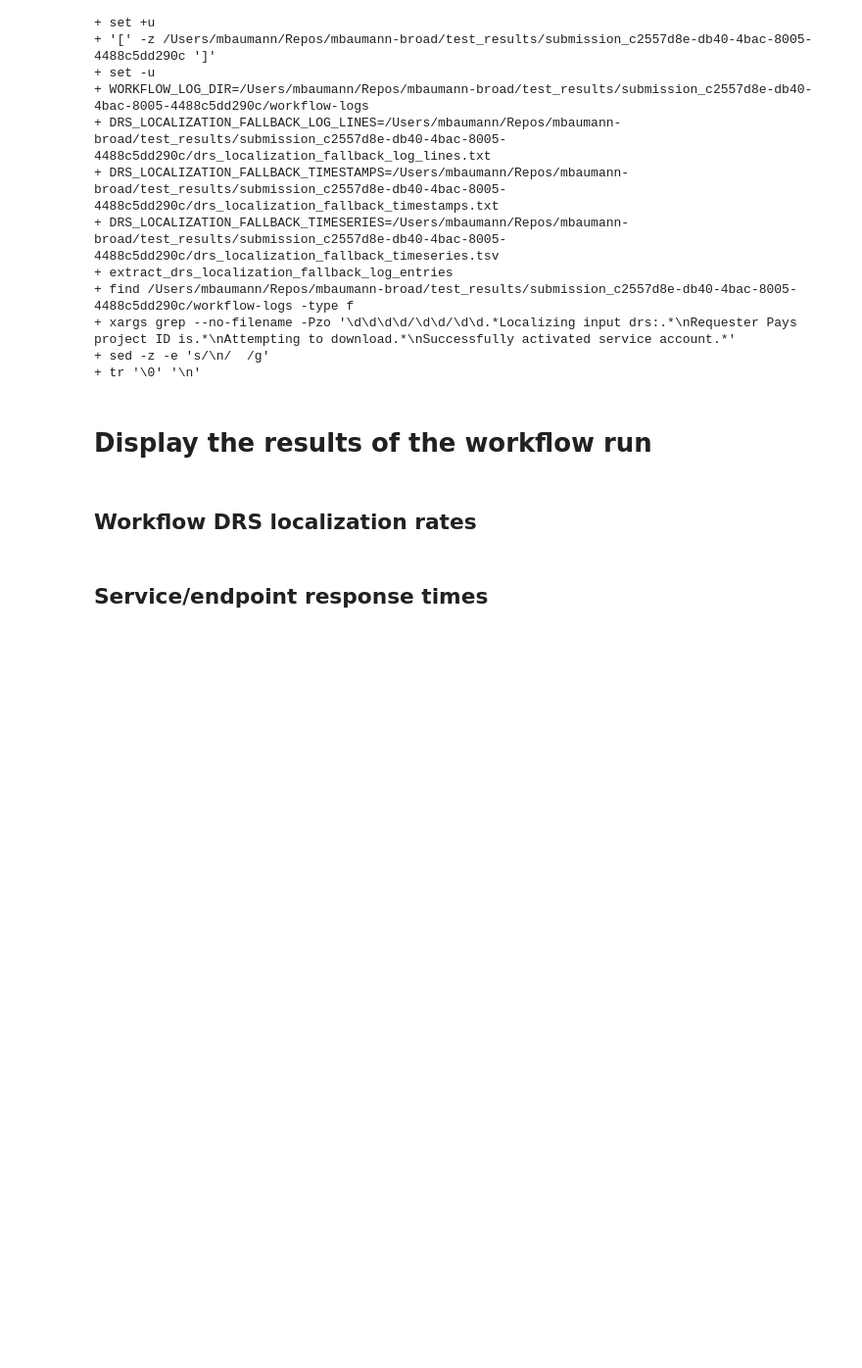
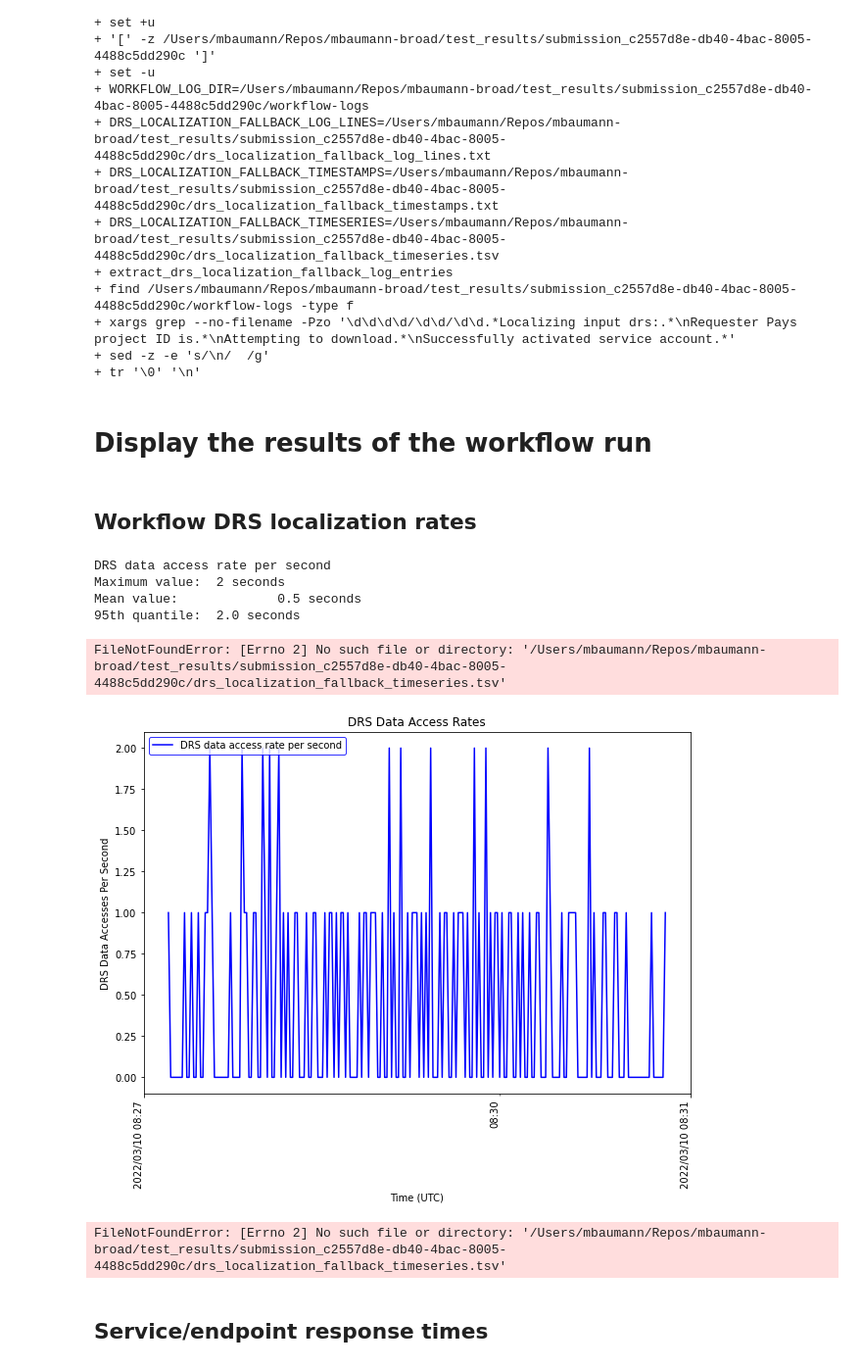
Before and after one commit to mbaumann-broad/terra-worfklow-scale-test-tools, a Jupyter notebook: notebooks/monitor_workflow_and_report_results.ipynb, the cells around one changed output. Shown at 98% size. Cells and saved outputs as stored; diff of their text form; code cells hidden in the pictures; blank space fills up the shorter version.

Commit message:
Initial integration of graphing DRS data access rates

```diff
--- a/notebooks/monitor_workflow_and_report_results.ipynb
+++ b/notebooks/monitor_workflow_and_report_results.ipynb
@@ -93,3 +88,8 @@ display_results=False
+# %%
+monitor_workflow=False
+copy_workflow_logs=False
+extract_timeseries_data=False
+display_results=True
 # %% [markdown]
 # Constants
 # %%
@@ -131,3 +131,6 @@ SCRIPTS=Path("./terra-workflow-scale-test-tools/scripts").resolve().as_posix()
 SCRIPTS
 # %% [output]
 '/Users/mbaumann/Repos/mbaumann-broad/terra-workflow-scale-test-tools/scripts'
+# %%
+NOTEBOOKS=Path("./terra-workflow-scale-test-tools/notebooks").resolve().as_posix()
+NOTEBOOKS
@@ -219,9 +224,15 @@ if extract_timeseries_data:
 ## Workflow DRS localization rates
 # %%
 if display_results:
-    %run {SCRIPTS}/graph_drs_data_access_rates.ipynb
-    f"{WF_TEST_RESULTS_DIR}/drs_localization_timeseries.tsv"
-    f"{WF_TEST_RESULTS_DIR}/drs_localization_fallback_timeseries.tsv"
+    %run {NOTEBOOKS}/graph_drs_data_access_rates.ipynb
+# %% [output]
+DRS data access rate per second
+Maximum value:  2 seconds
+Mean value:             0.5 seconds
+95th quantile:  2.0 seconds
+FileNotFoundError: [Errno 2] No such file or directory: '/Users/mbaumann/Repos/mbaumann-broad/test_results/submission_c2557d8e-db40-4bac-8005-4488c5dd290c/drs_localization_fallback_timeseries.tsv'
+[figure, added]
+FileNotFoundError: [Errno 2] No such file or directory: '/Users/mbaumann/Repos/mbaumann-broad/test_results/submission_c2557d8e-db40-4bac-8005-4488c5dd290c/drs_localization_fallback_timeseries.tsv'
 # %% [markdown]
 ## Service/endpoint response times
 # %%
```
Also changed, not shown: parts of 2 cells of this notebook, 1 other file.
